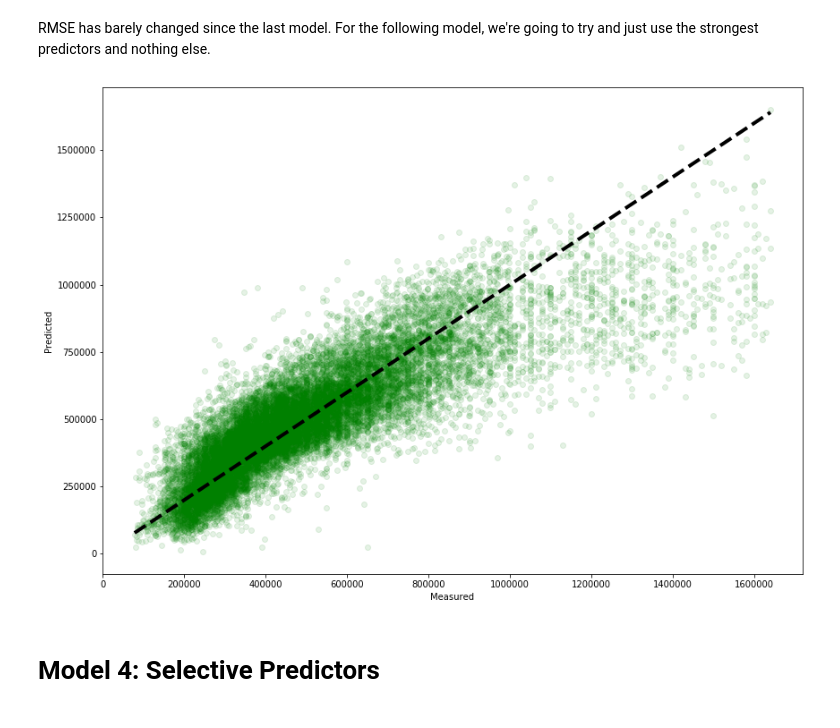
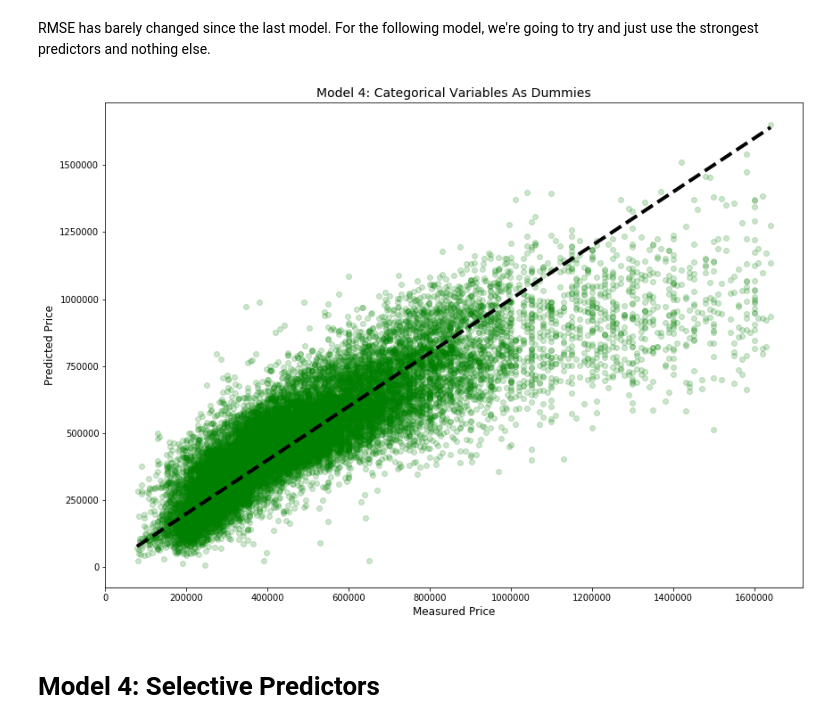
Before and after one commit to stevenzych/housing-project, a Jupyter notebook: notebooks/model_training.ipynb, the cells around one changed output. Drawn from its saved outputs; the diff is of its cells as text; code cells hidden in the pictures.

Commit message:
updated plots

```diff
--- a/notebooks/model_training.ipynb
+++ b/notebooks/model_training.ipynb
@@ -491,14 +531,15 @@ RMSE has barely changed since the last model. For the following model, we're goi
 # %%
 predicted = cross_val_predict(linreg, X, y, cv=10)
 
 plt.figure(figsize = (14,10))
-plt.scatter(y, predicted, alpha=0.1, c='green')
+plt.scatter(y, predicted, alpha=0.2, c='green')
 plt.plot([y.min(), y.max()], [y.min(), y.max()], 'k--', lw=4)
-plt.xlabel('Measured')
-plt.ylabel('Predicted')
+plt.xlabel('Measured Price', size=12)
+plt.ylabel('Predicted Price', size=12)
+plt.title("Model 4: Categorical Variables As Dummies", size=14)
 plt.show();
 # %% [output]
-[figure, old version]
+[figure, new version]
 # %% [markdown]
 # Model 4: Selective Predictors
 # %% [markdown]
```
Also changed, not shown: parts of 23 cells of this notebook, 7 other files.
